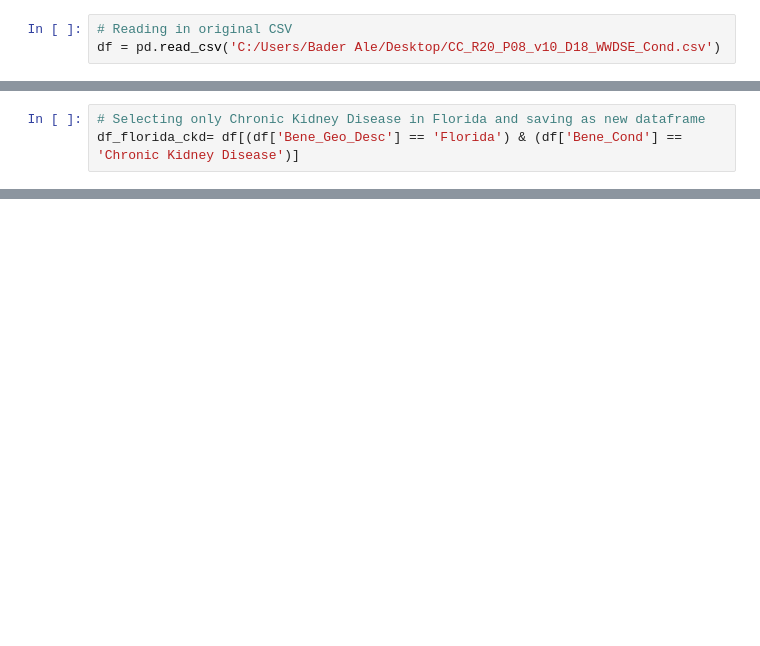
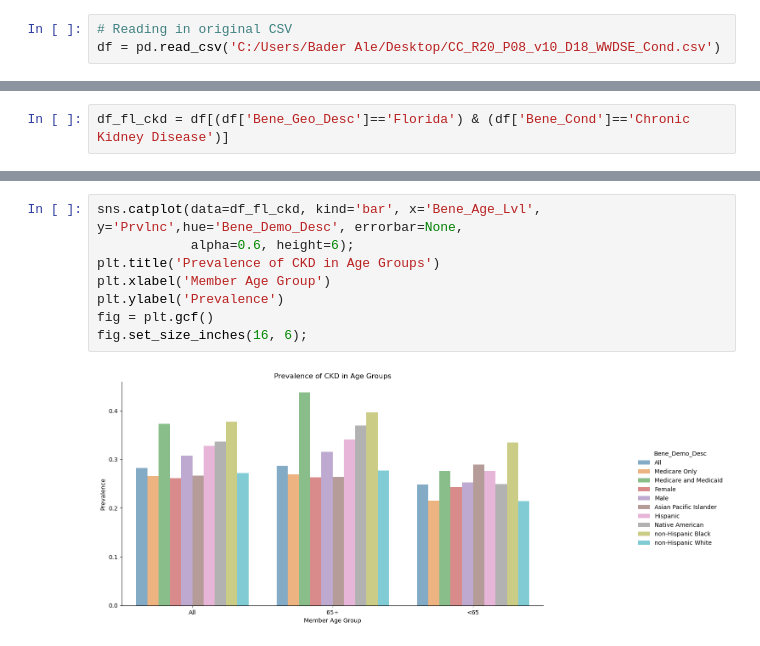
Before and after one commit to baderale/CMS_Chronic-Conditions, a Jupyter notebook: CMS_Chronic Conditions.ipynb, the cells around one changed output, grey strips where cells are left out. Cells and saved outputs as stored; diff of their text form; blank space fills up the shorter version.

```diff
--- a/CMS_Chronic Conditions.ipynb
+++ b/CMS_Chronic Conditions.ipynb
@@ -33,3 +57,2 @@ df.head(10)
 # %%
-# Selecting only Chronic Kidney Disease in Florida and saving as new dataframe
-df_florida_ckd= df[(df['Bene_Geo_Desc'] == 'Florida') & (df['Bene_Cond'] == 'Chronic Kidney Disease')]
+df_fl_ckd = df[(df['Bene_Geo_Desc']=='Florida') & (df['Bene_Cond']=='Chronic Kidney Disease')]
@@ -75,0 +73,10 @@ Name: Bene_Demo_Desc, dtype: int64
+# %%
+sns.catplot(data=df_fl_ckd, kind='bar', x='Bene_Age_Lvl', y='Prvlnc',hue='Bene_Demo_Desc', errorbar=None,
+            alpha=0.6, height=6);
+plt.title('Prevalence of CKD in Age Groups')
+plt.xlabel('Member Age Group')
+plt.ylabel('Prevalence')
+fig = plt.gcf()
+fig.set_size_inches(16, 6);
+# %% [output]
+[figure, added]
```
Also changed, not shown: parts of 10 cells of this notebook.
